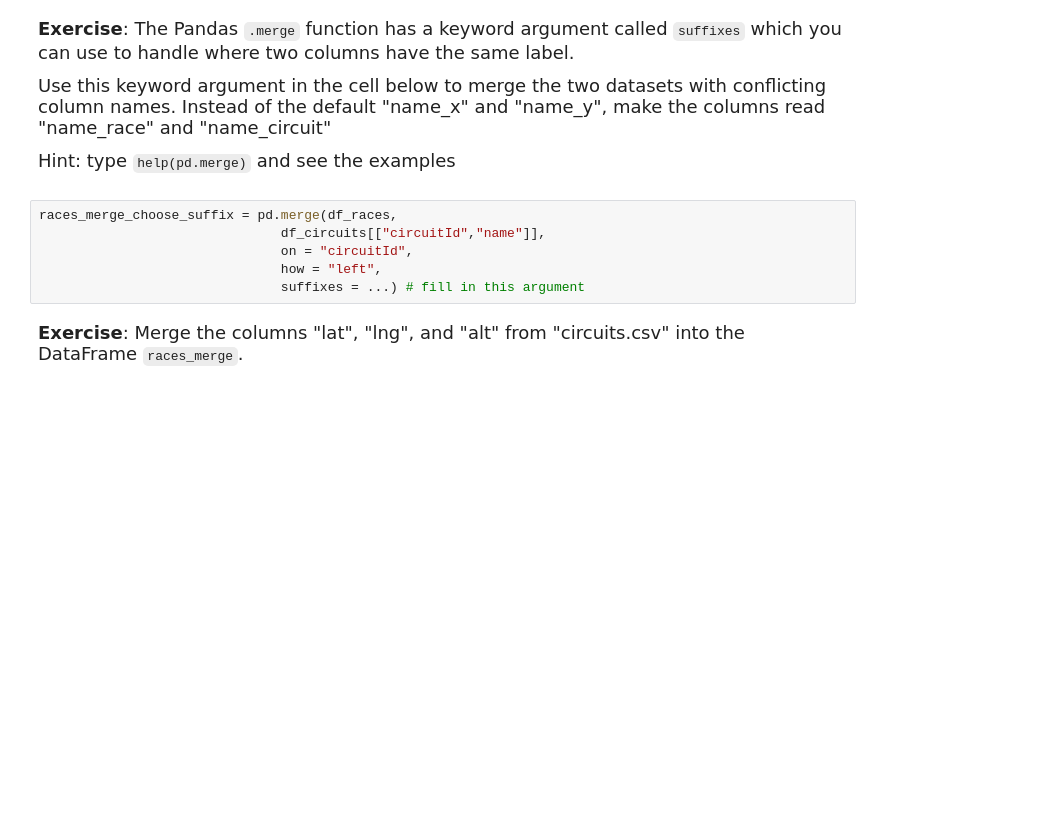
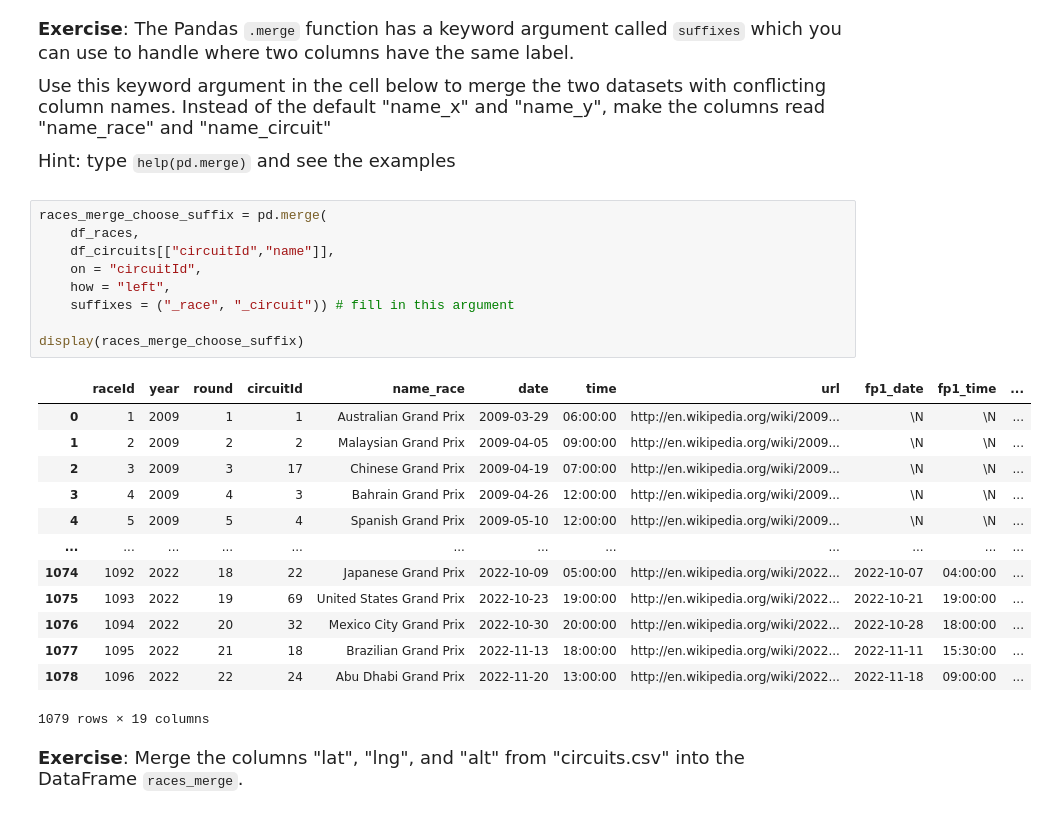
Before and after one commit to joycheng88/qtm151fall2025, a Jupyter notebook: Lecture_16-merging_data/lecture16.ipynb, the cells around one changed output. Cells and saved outputs as stored; diff of their text form; blank space fills up the shorter version.

```diff
--- a/Lecture_16-merging_data/lecture16.ipynb
+++ b/Lecture_16-merging_data/lecture16.ipynb
@@ -352,11 +582,28 @@ Use this keyword argument in the cell below to merge the two datasets with confl
 
 Hint: type ``help(pd.merge)`` and see the examples
 # %%
-races_merge_choose_suffix = pd.merge(df_races,
-                               df_circuits[["circuitId","name"]],
-                               on = "circuitId",
-                               how = "left",
-                               suffixes = ...) # fill in this argument
+races_merge_choose_suffix = pd.merge(
+    df_races,
+    df_circuits[["circuitId","name"]],
+    on = "circuitId",
+    how = "left",
+    suffixes = ("_race", "_circuit")) # fill in this argument
+
+display(races_merge_choose_suffix)
+# %% [output]
+|  | raceId | year | round | circuitId | name_race | date | time | url | fp1_date | fp1_time | ... |
+| 0 | 1 | 2009 | 1 | 1 | Australian Grand Prix | 2009-03-29 | 06:00:00 | http://en.wikipedia.org/wiki/2009... | \N | \N | ... |
+| 1 | 2 | 2009 | 2 | 2 | Malaysian Grand Prix | 2009-04-05 | 09:00:00 | http://en.wikipedia.org/wiki/2009... | \N | \N | ... |
+| 2 | 3 | 2009 | 3 | 17 | Chinese Grand Prix | 2009-04-19 | 07:00:00 | http://en.wikipedia.org/wiki/2009... | \N | \N | ... |
+| 3 | 4 | 2009 | 4 | 3 | Bahrain Grand Prix | 2009-04-26 | 12:00:00 | http://en.wikipedia.org/wiki/2009... | \N | \N | ... |
+| 4 | 5 | 2009 | 5 | 4 | Spanish Grand Prix | 2009-05-10 | 12:00:00 | http://en.wikipedia.org/wiki/2009... | \N | \N | ... |
+| ... | ... | ... | ... | ... | ... | ... | ... | ... | ... | ... | ... |
+| 1074 | 1092 | 2022 | 18 | 22 | Japanese Grand Prix | 2022-10-09 | 05:00:00 | http://en.wikipedia.org/wiki/2022... | 2022-10-07 | 04:00:00 | ... |
+| 1075 | 1093 | 2022 | 19 | 69 | United States Grand Prix | 2022-10-23 | 19:00:00 | http://en.wikipedia.org/wiki/2022... | 2022-10-21 | 19:00:00 | ... |
+| 1076 | 1094 | 2022 | 20 | 32 | Mexico City Grand Prix | 2022-10-30 | 20:00:00 | http://en.wikipedia.org/wiki/2022... | 2022-10-28 | 18:00:00 | ... |
+| 1077 | 1095 | 2022 | 21 | 18 | Brazilian Grand Prix | 2022-11-13 | 18:00:00 | http://en.wikipedia.org/wiki/2022... | 2022-11-11 | 15:30:00 | ... |
+| 1078 | 1096 | 2022 | 22 | 24 | Abu Dhabi Grand Prix | 2022-11-20 | 13:00:00 | http://en.wikipedia.org/wiki/2022... | 2022-11-18 | 09:00:00 | ... |
+1079 rows × 19 columns
 # %% [markdown]
 <font size = "4">
 
```
Also changed, not shown: parts of 22 cells of this notebook.
